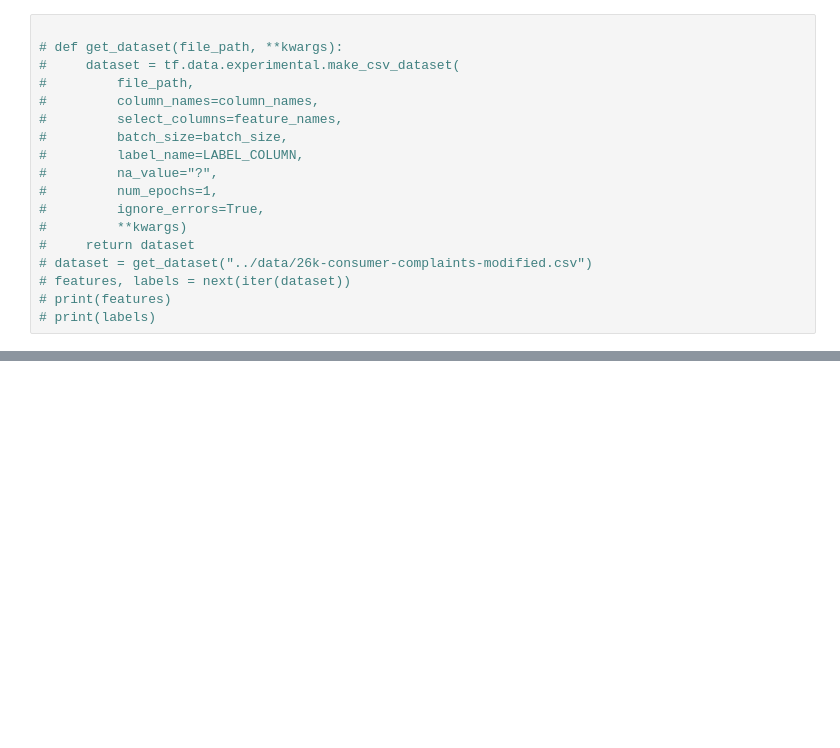
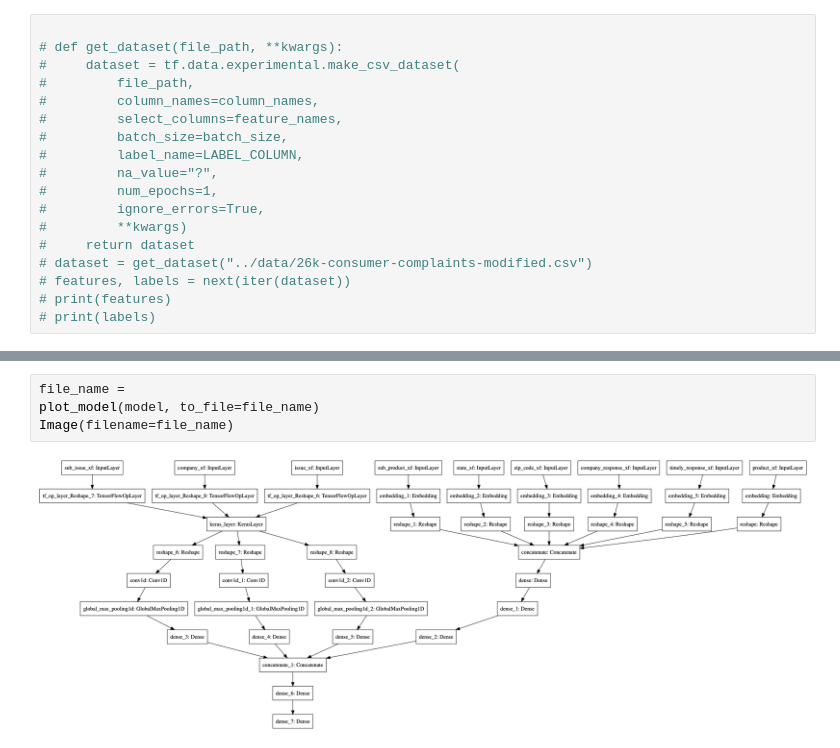
Before and after one commit to Building-ML-Pipelines/building-machine-learning-pipelines, a Jupyter notebook: pre-experiment-pipeline/keras_experiment.ipynb, the cells around one changed output, grey strips where cells are left out. Saved outputs shown, nothing was run; the diff lists cells and outputs as text; blank space fills up the shorter version.

Commit message:
visualize the model as png

```diff
--- a/pre-experiment-pipeline/keras_experiment.ipynb
+++ b/pre-experiment-pipeline/keras_experiment.ipynb
@@ -175,6 +82,12 @@ Total params: 124,715,011
 Trainable params: 72,323
 Non-trainable params: 124,642,688
 __________________________________________________________________________________________________
+# %%
+file_name =
+plot_model(model, to_file=file_name)
+Image(filename=file_name)
+# %% [output]
+[figure, added]
 # %%
 model.fit(x=X, y=y, batch_size=batch_size, validation_split=0.25, epochs=4)
 # %% [output]
```
Also changed, not shown: parts of 5 cells of this notebook, 1 other file.
